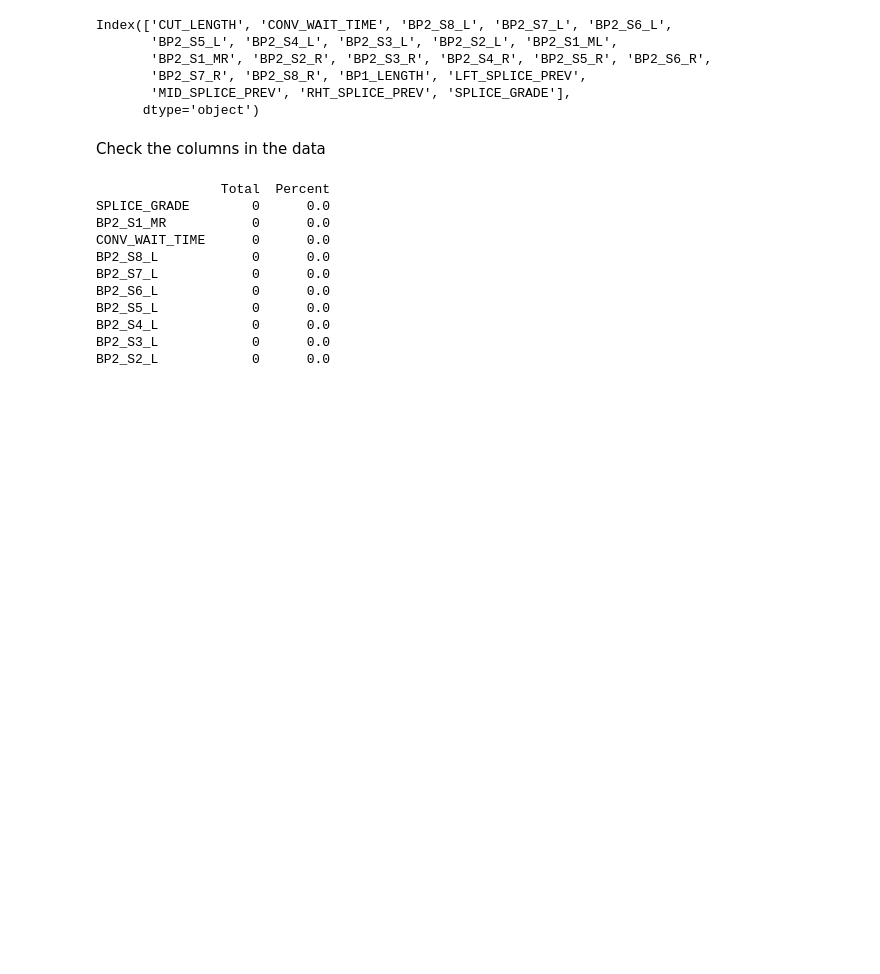
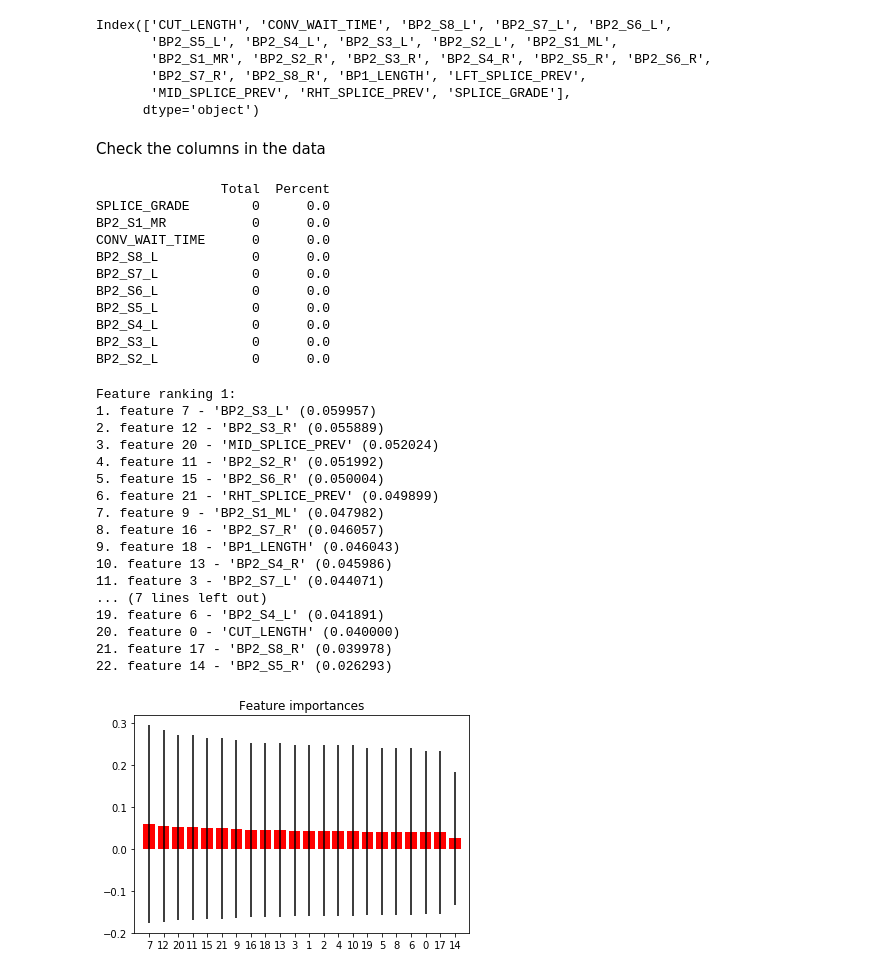
Before and after one commit to sajidpatel6/SpliceClassify, a Jupyter notebook: 05-ClassificationModels-03-BP2.ipynb, the cells around one changed output. Drawn from its saved outputs; the diff is of its cells as text; code cells hidden in the pictures; blank space fills up the shorter version.

```diff
--- a/05-ClassificationModels-03-BP2.ipynb
+++ b/05-ClassificationModels-03-BP2.ipynb
@@ -35,10 +42,12 @@ SVC = SVC(gamma='scale')
 
 ADA = AdaBoostClassifier()
 BAG = BaggingClassifier()
-XTree = ExtraTreesClassifier()
+XTree = ExtraTreesClassifier(n_estimators=500)
 GBC = GradientBoostingClassifier()
-RFC = RandomForestClassifier()
+RFC = RandomForestClassifier(n_estimators=500)
 # Vote = VotingClassifier()
+
+XGB = XGBClassifier(max_depth=5, n_estimators=500)
 # %% [markdown]
 Read the CSV files
 # %%
@@ -109,0 +123,41 @@ df[(df['SPLICE_GRADE']=="Bad")]=0
+# %%
+# Training/ Test Split
+xx1,xx2,yy1,yy2 =train_test_split(X, y, random_state=0, train_size =0.999, test_size=0.001)
+
+XTree.fit(xx1,yy1)
+importances = XTree.feature_importances_
+std = np.std([tree.feature_importances_ for tree in XTree.estimators_], axis=0)
+indices = np.argsort(importances)[::-1]
+
+print("Feature ranking 1:")
+for f in range(X.shape[1]):
+    print("%d. feature %d - '%s' (%f)" % (f + 1, indices[f], df.columns[indices[f]], importances[indices[f]]))
+
+# Plot the feature importances of the forest
+plt.figure()
+plt.title("Feature importances")
+plt.bar(range(X.shape[1]), importances[indices], color="r", yerr=std[indices], align="center")
+plt.xticks(range(X.shape[1]), indices)
+plt.xlim([-1, X.shape[1]])
+plt.show()
+
+XTree = ExtraTreesClassifier(n_estimators=500)
+# %% [output]
+Feature ranking 1:
+1. feature 7 - 'BP2_S3_L' (0.059957)
+2. feature 12 - 'BP2_S3_R' (0.055889)
+3. feature 20 - 'MID_SPLICE_PREV' (0.052024)
+4. feature 11 - 'BP2_S2_R' (0.051992)
+5. feature 15 - 'BP2_S6_R' (0.050004)
+6. feature 21 - 'RHT_SPLICE_PREV' (0.049899)
+7. feature 9 - 'BP2_S1_ML' (0.047982)
+8. feature 16 - 'BP2_S7_R' (0.046057)
+9. feature 18 - 'BP1_LENGTH' (0.046043)
+10. feature 13 - 'BP2_S4_R' (0.045986)
+11. feature 3 - 'BP2_S7_L' (0.044071)
+... (7 lines left out)
+19. feature 6 - 'BP2_S4_L' (0.041891)
+20. feature 0 - 'CUT_LENGTH' (0.040000)
+21. feature 17 - 'BP2_S8_R' (0.039978)
+22. feature 14 - 'BP2_S5_R' (0.026293)
+[figure, added]
```
Also changed, not shown: parts of 10 cells of this notebook, 4 other files.
